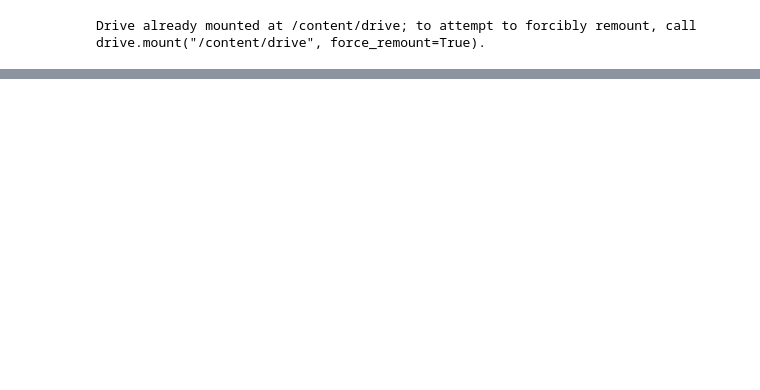
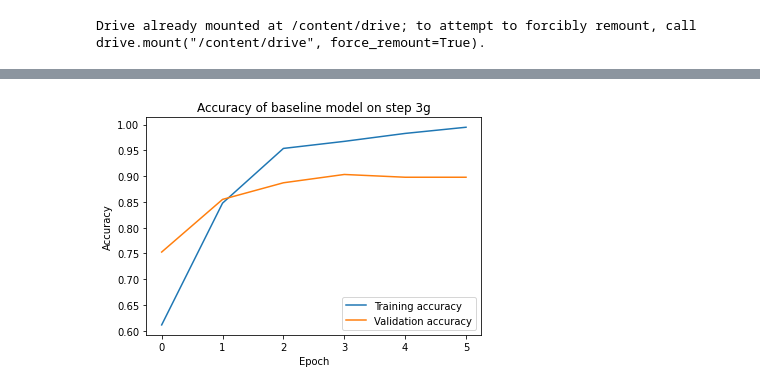
Before and after one commit to l-stahlhut/p8-classification-experiments, a Jupyter notebook: models1.ipynb, the cells around one changed output, grey strips where cells are left out. Saved outputs shown, nothing was run; the diff lists cells and outputs as text; code cells hidden in the pictures; blank space fills up the shorter version.

```diff
--- a/models1.ipynb
+++ b/models1.ipynb
@@ -282,0 +197,21 @@ encoder.adapt(train_data.map(lambda text, label: text))
+# %%
+embedding_dim = 100
+
+model_cnn = tf.keras.Sequential([
+    encoder,
+    tf.keras.layers.Embedding(
+        input_dim=len(encoder.get_vocabulary()),
+        output_dim=embedding_dim,
+        #output_dim=64,
+        # Use masking to handle the variable sequence lengths
+        mask_zero=True),
+    tf.keras.layers.Conv1D(128, 5, activation='relu'),
+    tf.keras.layers.GlobalMaxPooling1D(),
+    tf.keras.layers.Dense(10, activation='relu'),
+    tf.keras.layers.Dense(1, activation='sigmoid')
+])
+
+model_cnn.compile(optimizer='adam',
+              loss='binary_crossentropy',
+              metrics=['accuracy'])
+model_cnn.summary()
@@ -442,0 +440,2 @@ model.evaluate(test_data)
+# %%
+history_cnn_3g = model_cnn.fit(train_data_3g, epochs=6, validation_data=val_data_3g)
@@ -442,0 +455,5 @@ model.evaluate(test_data)
+# %%
+# check for overfitting
+plot_result(history_cnn_3g)
+# %% [output]
+[figure, added]
```
Also changed, not shown: parts of 125 cells of this notebook, 1 other file.
